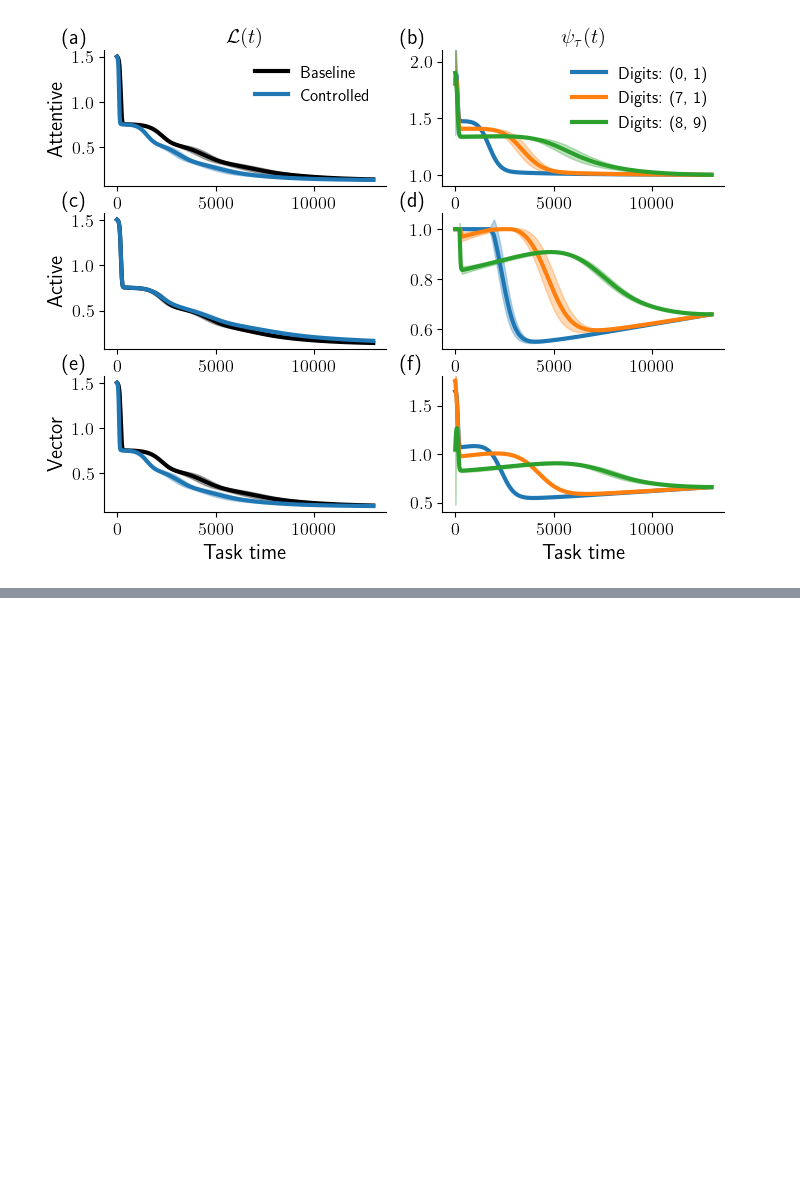
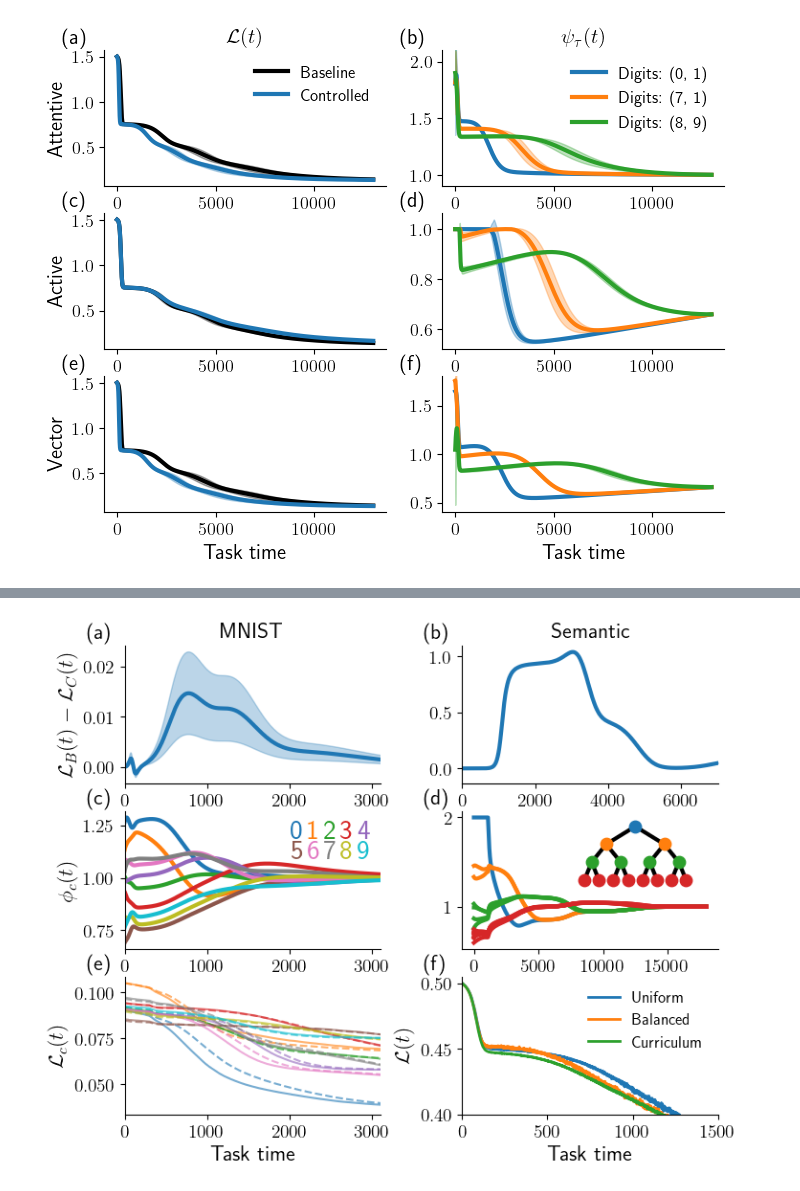
Before and after one commit to rodrigcd/neuromod, a Jupyter notebook: notebooks/paper_plots.ipynb, the cells around one changed output, grey strips where cells are left out. Saved outputs shown, nothing was run; the diff lists cells and outputs as text; code cells hidden in the pictures; blank space fills up the shorter version.

```diff
--- a/notebooks/paper_plots.ipynb
+++ b/notebooks/paper_plots.ipynb
@@ -207,0 +210,3 @@ plt.savefig("paper_figures/task_engagement.pdf", bbox_inches="tight")
+# %%
+results_path1_list = glob.glob("../results/cat_prop/*Semantic*beta_5.0*")
+results_path2_list = glob.glob("../results/cat_prop/*MNIST*beta_5.0*")
@@ -207,0 +226,24 @@ plt.savefig("paper_figures/task_engagement.pdf", bbox_inches="tight")
+# %%
+results = []
+results_list1 = [ResultsManager(path_) for path_ in results_path1_list]
+results_list2 = [ResultsManager(path_) for path_ in results_path2_list]
+results = [results_list1, results_list2]
+# %%
+figsize = (8, 6/5*5.3)
+fontsize = 16
+line_width = 3
+subplot_labels = np.array([["(a)", "(b)"], ["(c)", "(d)"], ["(e)", "(f)"]])
+xlim1 = (0, 3100)
+analysis_path = "../results/cat_prop/feedback_curriculum.pkl"
+window_size = 300
+zoom_xlim = (0, 1500)
+zoom_ylim = (0.4, 0.505)
+# %%
+f, ax = plt.subplots(3, 2, figsize=figsize)
+class_prop_plot(results[0], results[1], figsize=figsize, fontsize=fontsize, line_width=line_width,
+                subplot_labels=subplot_labels, xlim1=xlim1, analysis_path=analysis_path, window_size=window_size,
+                zoom_xlim=zoom_xlim, zoom_ylim=zoom_ylim, ax=ax)
+f.subplots_adjust(wspace=0.32)
+plt.savefig("paper_figures/cat_prop.pdf", bbox_inches="tight")
+# %% [output]
+[figure, added]
```
Also changed, not shown: parts of 3 cells of this notebook, 6 other files.
